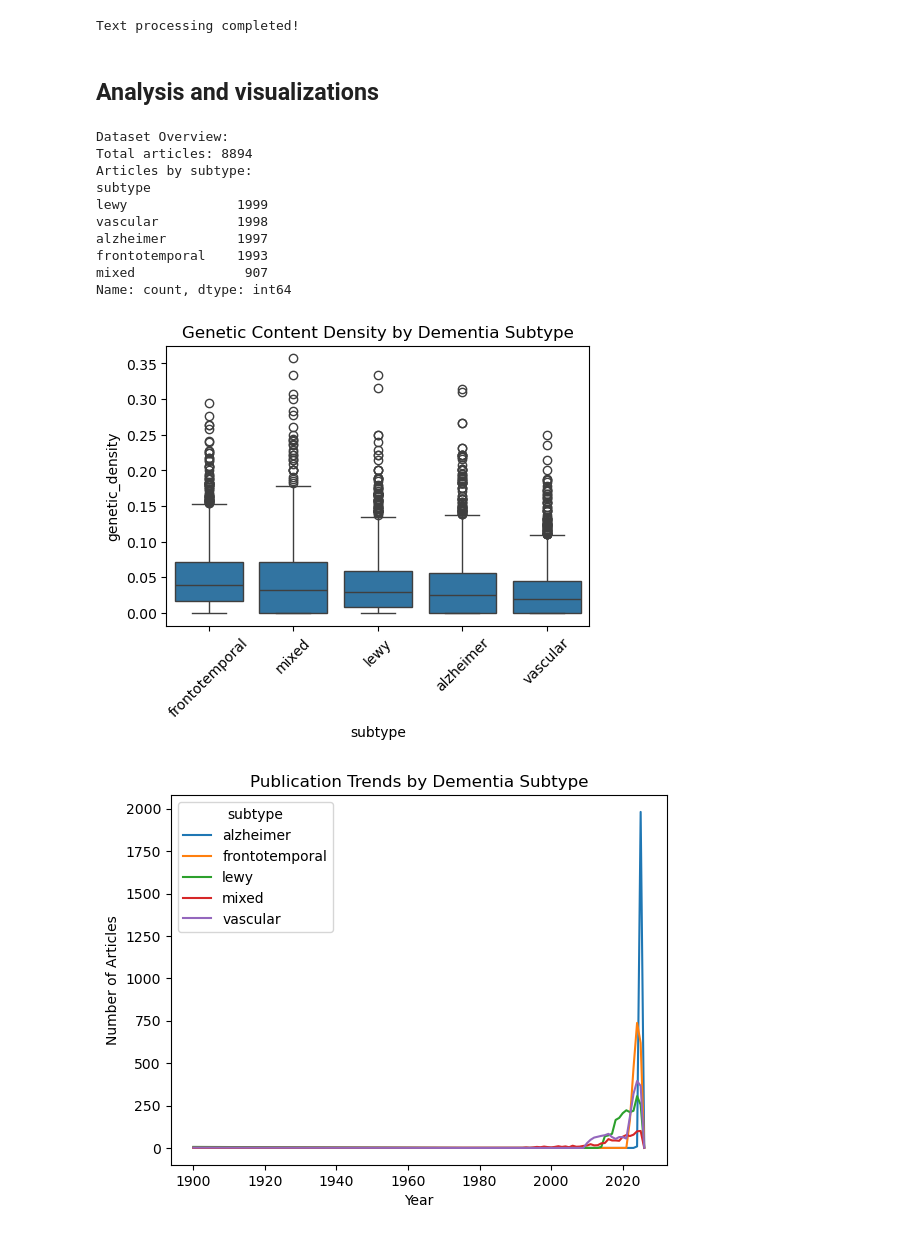
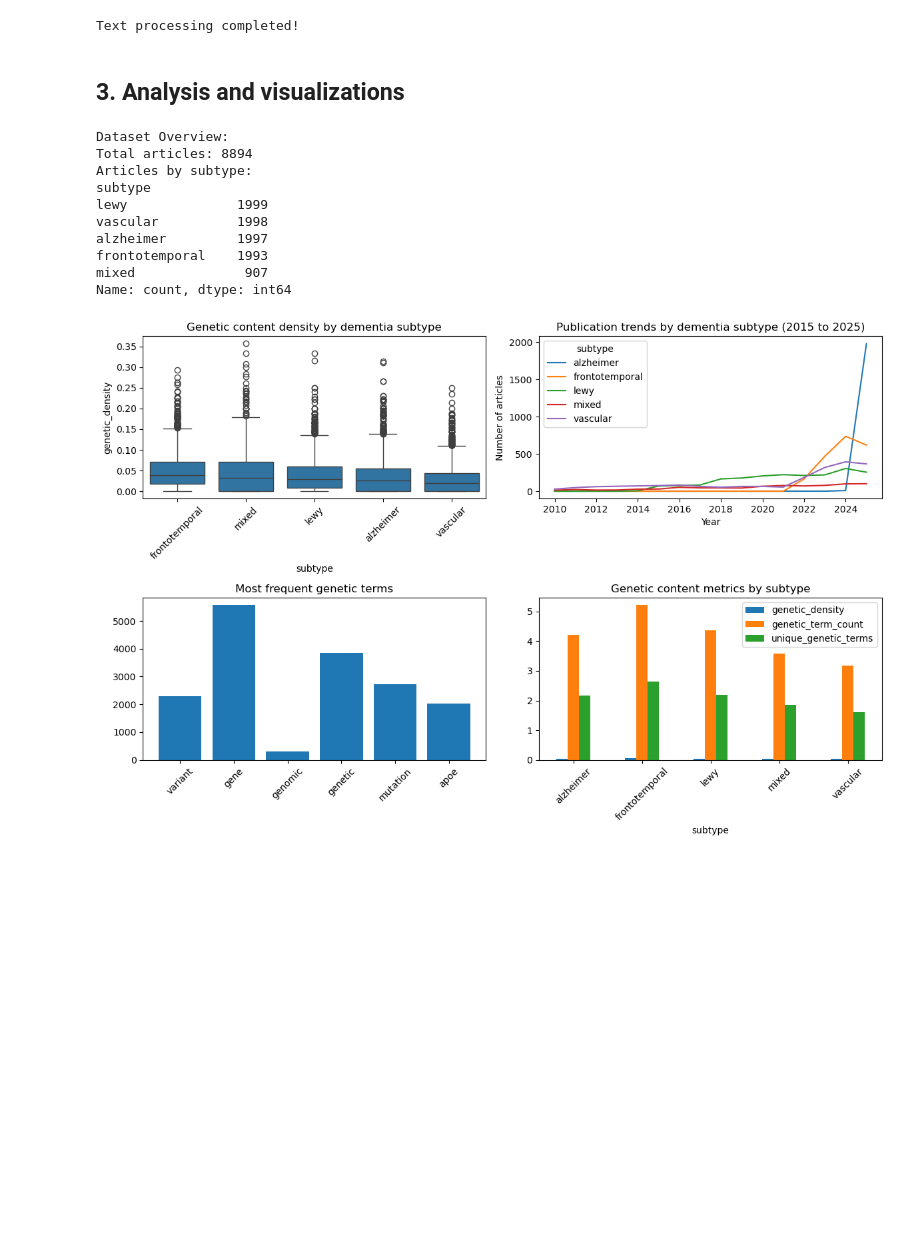
Before and after one commit to danymukesha/nlp_gen_dementia, a Jupyter notebook: nlp_gen_dementia.ipynb, the cells around one changed output. Cells and saved outputs as stored; diff of their text form; code cells hidden in the pictures; blank space fills up the shorter version.

Commit message:
still updates on plots

```diff
--- a/nlp_gen_dementia.ipynb
+++ b/nlp_gen_dementia.ipynb
@@ -197,7 +201,7 @@ if __name__ == "__main__":
 [nltk_data]   Package punkt_tab is already up-to-date!
 Text processing completed!
 # %% [markdown]
-## Analysis and visualizations
+## 3. Analysis and visualizations
 # %%
 def perform_analysis():
     """Perform comprehensive analysis"""
@@ -214,19 +218,16 @@ def perform_analysis():
     plt.subplot(2, 2, 1)
     subtype_order = df.groupby('subtype')['genetic_density'].mean().sort_values(ascending=False).index
     sns.boxplot(data=df, x='subtype', y='genetic_density', order=subtype_order)
-    plt.title('Genetic Content Density by Dementia Subtype')
+    plt.title('Genetic content density by dementia subtype')
     plt.xticks(rotation=45)
 
     # plt_2: publication trends
     df['pub_date_dict'] = df['publication_date'].apply(ast.literal_eval)
 
-    # Extract Year, Month, Day from the dictionary; use defaults if missing
     def parse_date(d):
         year = int(d.get('Year', 1900))
         month_str = d.get('Month', 'Jan')
         day = int(d.get('Day', 1))
-
-        # Convert month name (like 'Sep') to number
         try:
             month = pd.to_datetime(month_str, format='%b').month
         except Exception:
@@ -236,16 +237,16 @@ def perform_analysis():
 
     df['publication_datetime'] = df['pub_date_dict'].apply(parse_date)
 
-    # Now you can get the year easily
+    plt.subplot(2, 2, 2)
     df['year'] = df['publication_datetime'].dt.year
-
-    # Plotting yearly publication counts by subtype
-    yearly_counts = df.groupby(['year', 'subtype']).size().unstack(fill_value=0)
-    yearly_counts.plot(kind='line')
-    plt.title('Publication Trends by Dementia Subtype')
+    from_year = 2015
+    latest_year_of_querying = 2025
+    df_filtered = df[(df['year'] >= 2010) & (df['year'] <= latest_year_of_querying)]
+    yearly_counts = df_filtered.groupby(['year', 'subtype']).size().unstack(fill_value=0)
+    yearly_counts.plot(kind='line', ax=plt.gca())
+    plt.title(f'Publication trends by dementia subtype ({from_year} to {latest_year_of_querying})')
     plt.xlabel('Year')
-    plt.ylabel('Number of Articles')
-    plt.show()
+    plt.ylabel('Number of articles')
 
     # plt_3: most common genetic terms
     plt.subplot(2, 2, 3)
@@ -256,7 +257,7 @@ def perform_analysis():
                     if k in ['gene', 'mutation', 'variant', 'genetic', 'genomic', 'apoe']}
 
     plt.bar(genetic_words.keys(), genetic_words.values())
-    plt.title('Most Frequent Genetic Terms')
+    plt.title('Most frequent genetic terms')
     plt.xticks(rotation=45)
 
     # plt_4: subtype comparison
@@ -267,7 +268,7 @@ def perform_analysis():
         'unique_genetic_terms': 'mean'
     })
     subtype_stats.plot(kind='bar', ax=plt.gca())
-    plt.title('Genetic Content Metrics by Subtype')
+    plt.title('Genetic content metrics by subtype')
     plt.xticks(rotation=45)
 
     plt.tight_layout()
@@ -298,32 +299,31 @@ def topic_modeling(df, n_topics=5):
         print(f"Topic {topic_idx + 1}: {', '.join(top_terms)}")
 
     return lda, vectorizer
 
 if __name__ == "__main__":
     df = perform_analysis()
 
     # topic modeling
     if len(df) > 50:  # here only if we have enough articles
         lda_model, vectorizer = topic_modeling(df)
 
         texts = df['processed_text'].fillna('')
         dtm = vectorizer.transform(texts)
         topic_assignments = lda_model.transform(dtm).argmax(axis=1)
         df['dominant_topic'] = topic_assignments
 
         topic_by_subtype = pd.crosstab(df['subtype'], df['dominant_topic'])
         print("\nTopic Distribution by Dementia Subtype:")
         print(topic_by_subtype)
 # %% [output]
 Dataset Overview:
 Total articles: 8894
 Articles by subtype:
 subtype
 lewy              1999
 vascular          1998
 alzheimer         1997
 frontotemporal    1993
 mixed              907
 Name: count, dtype: int64
-[figure, old version]
+[figure, new version]
-[figure, removed]
```
Also changed, not shown: parts of 5 cells of this notebook.
